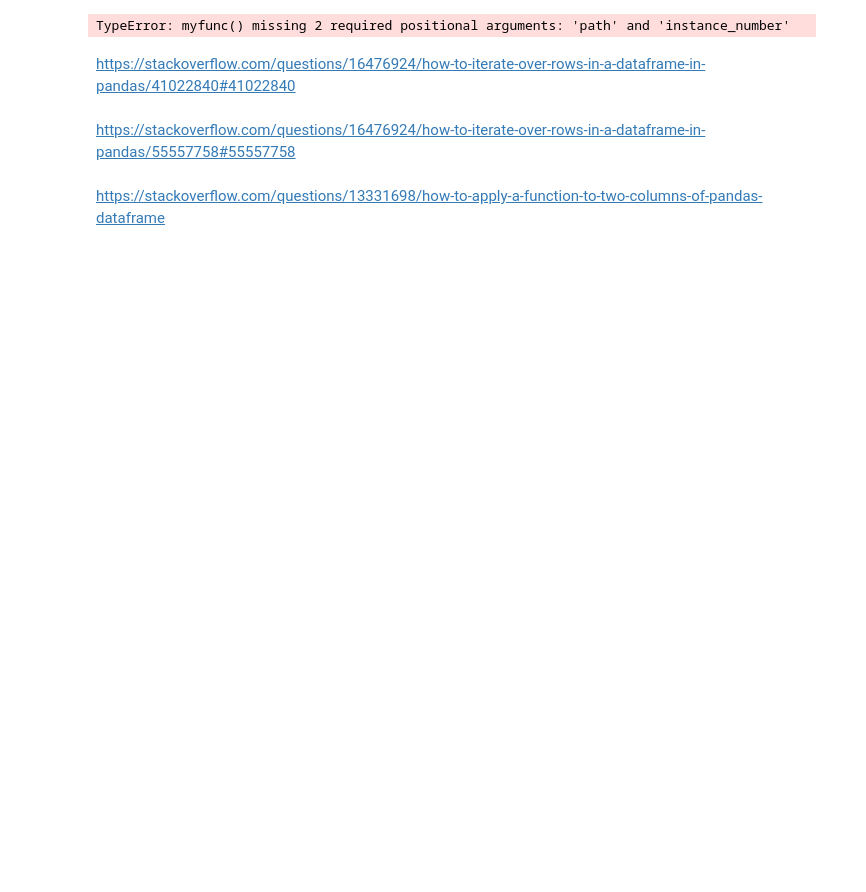
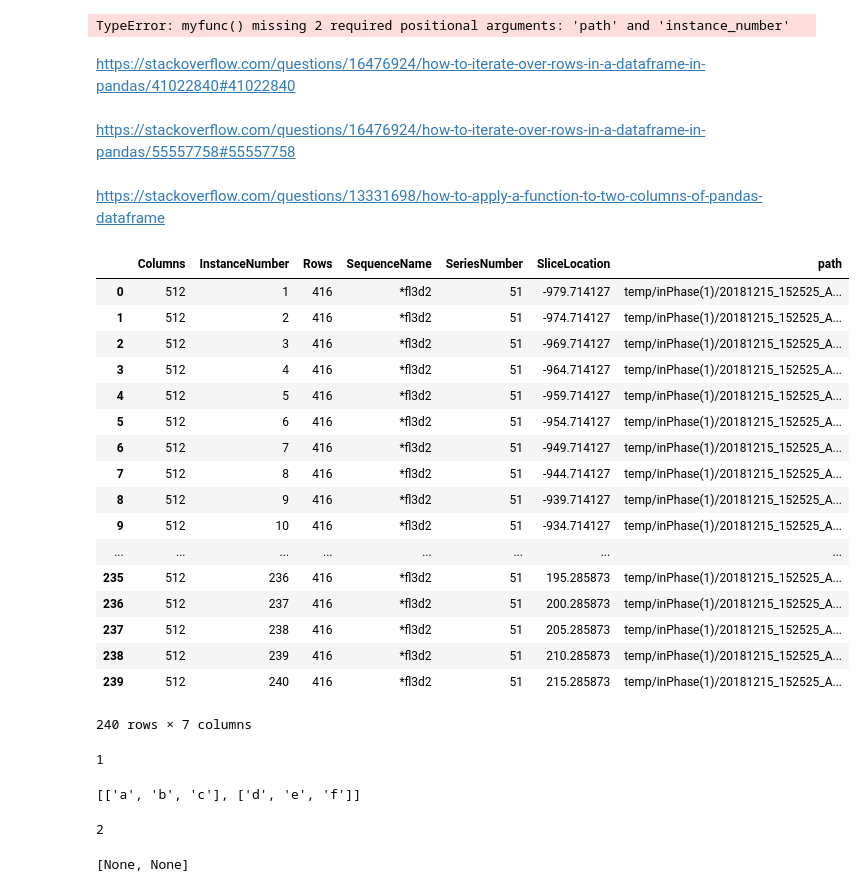
Before and after one commit to theo-barfoot/MALIMAR_data_cleaning, a Jupyter notebook: scrap.ipynb, the cells around one changed output. Drawn from its saved outputs; the diff is of its cells as text; code cells hidden in the pictures; blank space fills up the shorter version.

```diff
--- a/scrap.ipynb
+++ b/scrap.ipynb
@@ -366,3 +385,36 @@ https://stackoverflow.com/questions/16476924/how-to-iterate-over-rows-in-a-dataf
 https://stackoverflow.com/questions/16476924/how-to-iterate-over-rows-in-a-dataframe-in-pandas/55557758#55557758
 # %% [markdown]
 https://stackoverflow.com/questions/13331698/how-to-apply-a-function-to-two-columns-of-pandas-dataframe
+# %%
+df
+# %% [output]
+|  | Columns | InstanceNumber | Rows | SequenceName | SeriesNumber | SliceLocation | path |
+| 0 | 512 | 1 | 416 | *fl3d2 | 51 | -979.714127 | temp/inPhase(1)/20181215_152525_A... |
+| 1 | 512 | 2 | 416 | *fl3d2 | 51 | -974.714127 | temp/inPhase(1)/20181215_152525_A... |
+| 2 | 512 | 3 | 416 | *fl3d2 | 51 | -969.714127 | temp/inPhase(1)/20181215_152525_A... |
+| 3 | 512 | 4 | 416 | *fl3d2 | 51 | -964.714127 | temp/inPhase(1)/20181215_152525_A... |
+| 4 | 512 | 5 | 416 | *fl3d2 | 51 | -959.714127 | temp/inPhase(1)/20181215_152525_A... |
+| 5 | 512 | 6 | 416 | *fl3d2 | 51 | -954.714127 | temp/inPhase(1)/20181215_152525_A... |
+| 6 | 512 | 7 | 416 | *fl3d2 | 51 | -949.714127 | temp/inPhase(1)/20181215_152525_A... |
+| 7 | 512 | 8 | 416 | *fl3d2 | 51 | -944.714127 | temp/inPhase(1)/20181215_152525_A... |
+| 8 | 512 | 9 | 416 | *fl3d2 | 51 | -939.714127 | temp/inPhase(1)/20181215_152525_A... |
+| 9 | 512 | 10 | 416 | *fl3d2 | 51 | -934.714127 | temp/inPhase(1)/20181215_152525_A... |
+| ... | ... | ... | ... | ... | ... | ... | ... |
+| 235 | 512 | 236 | 416 | *fl3d2 | 51 | 195.285873 | temp/inPhase(1)/20181215_152525_A... |
+| 236 | 512 | 237 | 416 | *fl3d2 | 51 | 200.285873 | temp/inPhase(1)/20181215_152525_A... |
+| 237 | 512 | 238 | 416 | *fl3d2 | 51 | 205.285873 | temp/inPhase(1)/20181215_152525_A... |
+| 238 | 512 | 239 | 416 | *fl3d2 | 51 | 210.285873 | temp/inPhase(1)/20181215_152525_A... |
+| 239 | 512 | 240 | 416 | *fl3d2 | 51 | 215.285873 | temp/inPhase(1)/20181215_152525_A... |
+240 rows × 7 columns
+# %%
+df['Columns'].nunique()
+# %% [output]
+1
+# %%
+listy
+# %% [output]
+[['a', 'b', 'c'], ['d', 'e', 'f']]
+# %%
+len(listy)
+# %% [output]
+2
@@ -368,0 +423,4 @@ https://stackoverflow.com/questions/13331698/how-to-apply-a-function-to-two-colu
+# %%
+rows
+# %% [output]
+[None, None]
```
Also changed, not shown: parts of 9 cells of this notebook, 3 other files.
